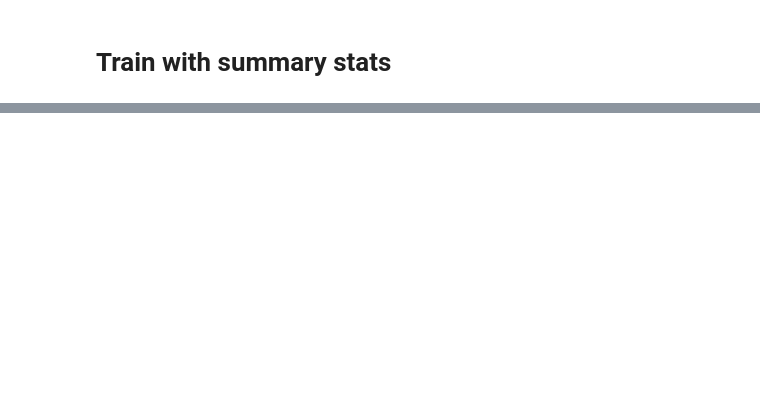
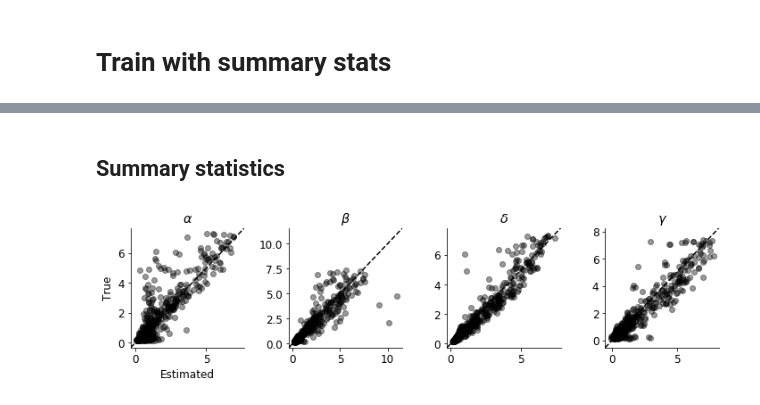
Before and after one commit to stefanradev93/cINN, a Jupyter notebook: Lotka-Volterra_cINN.ipynb, the cells around one changed output, grey strips where cells are left out. Drawn from its saved outputs; the diff is of its cells as text; code cells hidden in the pictures; blank space fills up the shorter version.

```diff
--- a/Lotka-Volterra_cINN.ipynb
+++ b/Lotka-Volterra_cINN.ipynb
@@ -295,0 +234,10 @@ KeyboardInterrupt:
+# %% [markdown]
+## Summary statistics
+# %%
+X_test_s = summarize(X_test.numpy())
+X_sbc_s = summarize(X_sbc.numpy())
+# %%
+plot_true_est_scatter(model_sumstat, X_test_s, theta_test,
+                      n_samples_posterior, param_names, figsize=(10, 3), text=False, filename='LV_rec_sumstat')
+# %% [output]
+[figure, added]
```
Also changed, not shown: parts of 26 cells of this notebook, 17 other files.
